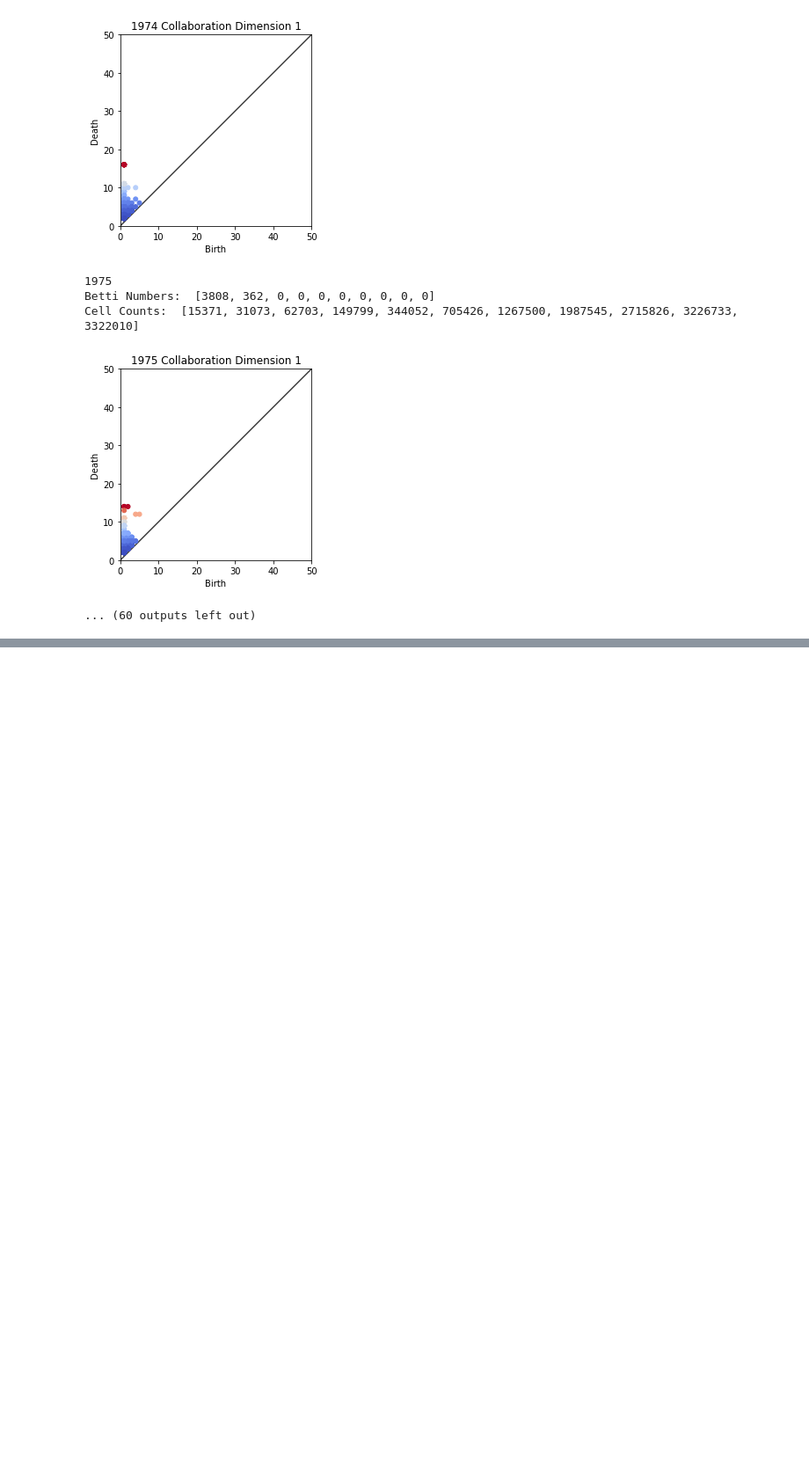
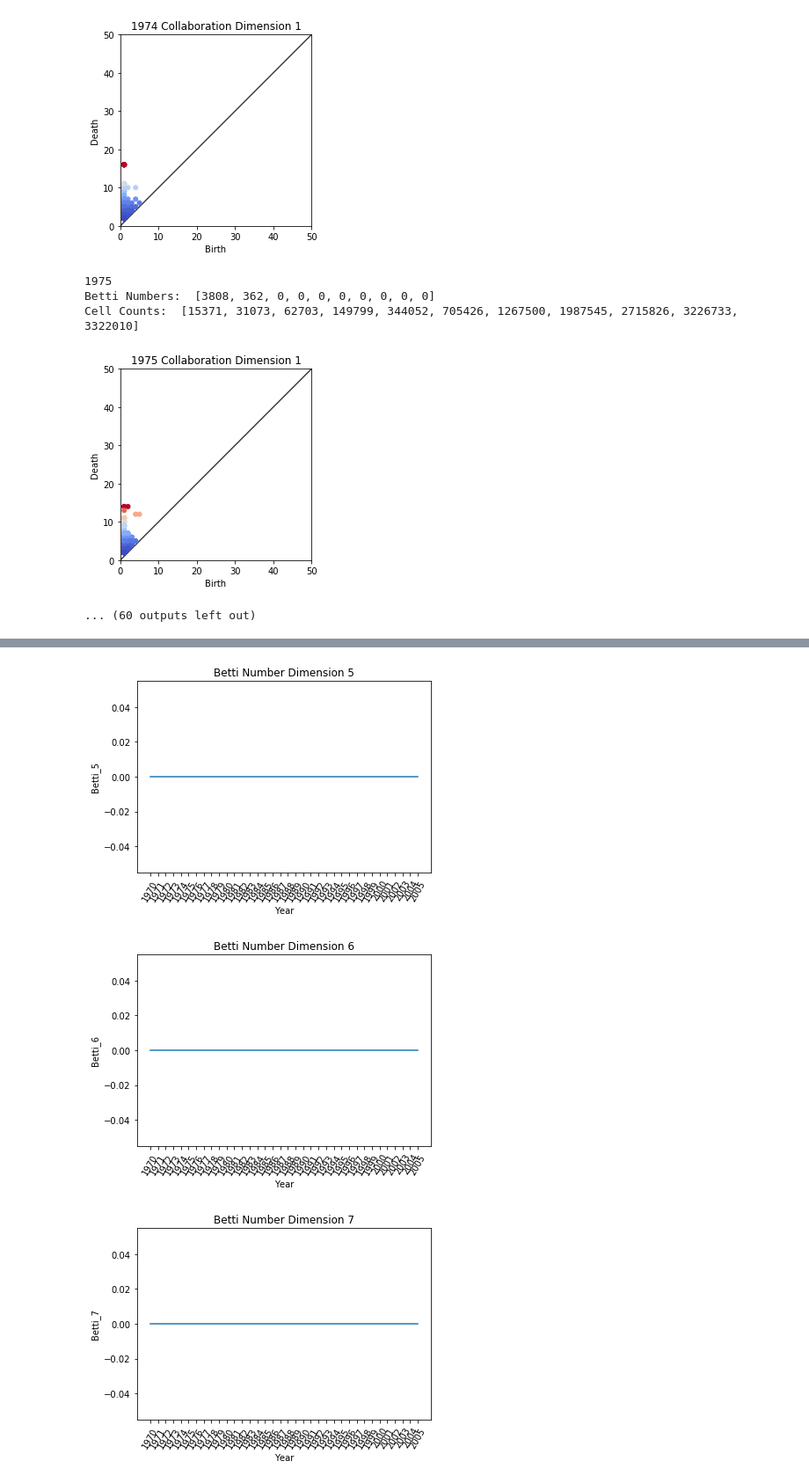
Before and after one commit to rfunklab/network_structure, a Jupyter notebook: notebooks/Temporal Collaboration-APS.ipynb, the cells around one changed output, grey strips where cells are left out. Shown at 88% size. Drawn from its saved outputs; the diff is of its cells as text; code cells hidden in the pictures; blank space fills up the shorter version.

```diff
--- a/notebooks/Temporal Collaboration-APS.ipynb
+++ b/notebooks/Temporal Collaboration-APS.ipynb
@@ -16,10 +15,12 @@ knowl_data_loc = '/home/gebhart/projects/rfunklab/data/temporal/aps/{}/knowledge
 # %%
 def interval_to_numpy(interval):
+    '''Helper function to convert parsed homology interval to numpy array'''
     if len(interval) > 1:
         return np.array([list(ival) if len(ival) > 1 else [ival[0],np.inf] for ival in interval])
     return np.array([])
 # %%
 def plot_diagram(diagram, title='', lims=None):
+    '''Plots persistence diagram'''
     fig, ax = plt.subplots()
     if diagram.size > 0:
         d = diagram[~np.isinf(diagram[:,1])]
@@ -42,5 +43,4 @@ def plot_diagram(diagram, title='', lims=None):
 # %%
 files = [f for f in os.listdir(collab_data_loc) if os.path.isfile(os.path.join(collab_data_loc, f))]
 files.sort()
-files = files # last few years appear broken
 # %%
@@ -98,3 +104,15 @@ Betti Numbers:  [3808, 362, 0, 0, 0, 0, 0, 0, 0, 0]
 Cell Counts:  [15371, 31073, 62703, 149799, 344052, 705426, 1267500, 1987545, 2715826, 3226733, 3322010]
 [figure]
 ... (60 outputs left out)
+# %%
+# plot betti numbers for each year
+betti_up_to_dimension = 9 # set this as the highest dimension to plot (max is 9).
+
+for d in range(betti_up_to_dimension):
+    plt.plot(names, [b[d] for b in bettis])
+    plt.xticks(rotation=60)
+    plt.ylabel('Betti_{}'.format(d))
+    plt.xlabel('Year')
+    plt.title('Betti Number Dimension {}'.format(d))
+    plt.show()
+# %% [output]
@@ -100,0 +124,3 @@ Cell Counts:  [15371, 31073, 62703, 149799, 344052, 705426, 1267500, 1987545, 27
+[figure, added]
+[figure, added]
+[figure, added]
```
Also changed, not shown: parts of 11 cells of this notebook, 2 other files.
